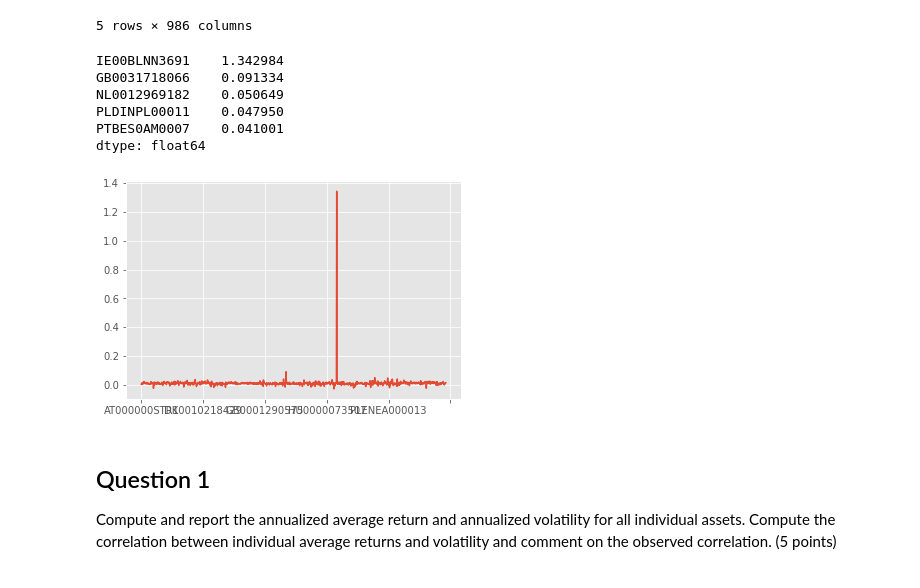
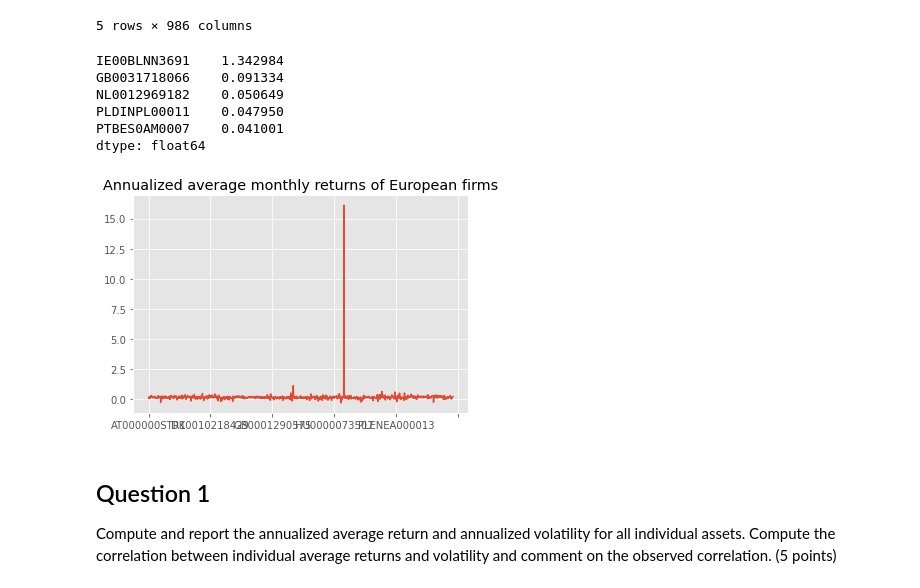
Before and after one commit to 0xMarmelade/FIN-429-Sustainable-finance, a Jupyter notebook: h1.ipynb, the cells around one changed output. Cells and saved outputs as stored; diff of their text form; code cells hidden in the pictures.

```diff
--- a/h1.ipynb
+++ b/h1.ipynb
@@ -38,7 +39,7 @@ Remove firms with unusual data:
 - IE00BLNN3691 (Weatherford International Ltd. Equity) has a weird extremely high return in end 2019. WILL KEEP FOR NOW
 # %%
 scores.dropna(how='all', inplace=True)
-scores.drop(['GB00B45TWN62', 'GB00B979H674', 'NL0010157558', 'DE000A2YPGA9'], axis='index', inplace=True)
+scores.drop(['GB00B45TWN62', 'GB00B979H674', 'NL0010157558', 'DE000A2YPGA9', 'GB0031718066'], axis='index', inplace=True)
 eu_firm_names = scores.index
 # %%
 eu_firm_returns = returns[eu_firm_names]
@@ -52,16 +53,16 @@ eu_firm_returns.head()
 | 2002-05-31 | NaN | 0.085816 | NaN | NaN | 0.198617 | 0.019151 | 0.177818 | ... |
 5 rows × 986 columns
 # %%
-eu_firm_returns.mean().plot()
+(eu_firm_returns.mean() * 12).plot(title='Annualized average monthly returns of European firms')
 eu_firm_returns.mean().sort_values(ascending=False).head(5)
 # %% [output]
 IE00BLNN3691    1.342984
 GB0031718066    0.091334
 NL0012969182    0.050649
 PLDINPL00011    0.047950
 PTBES0AM0007    0.041001
 dtype: float64
-[figure, old version]
+[figure, new version]
 # %% [markdown]
 ## Question 1
 Compute and report the annualized average return and annualized volatility for all
```
Also changed, not shown: parts of 22 cells of this notebook.
